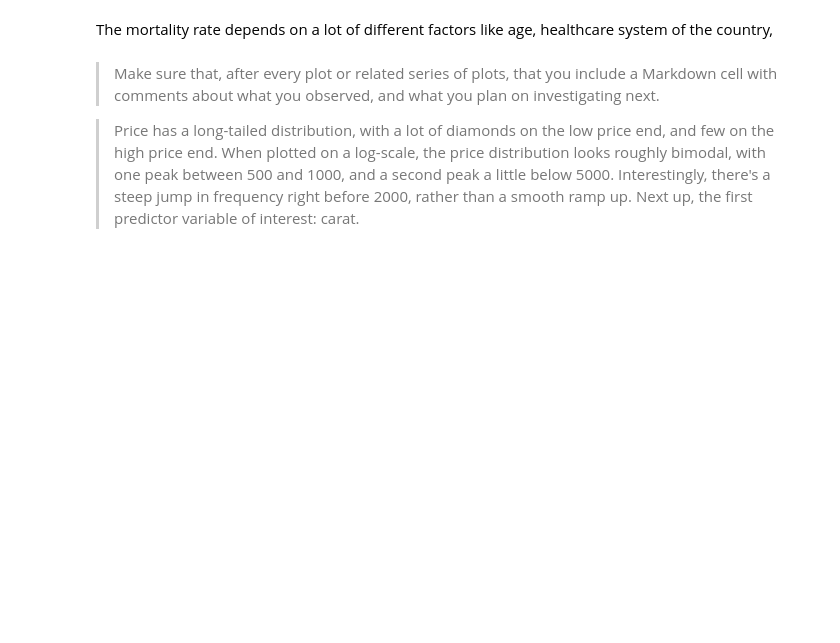
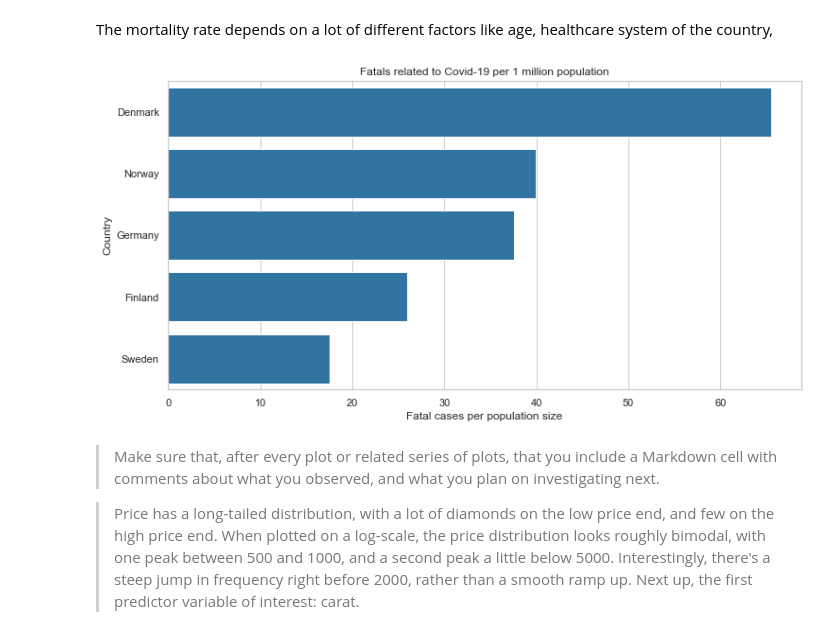
Before and after one commit to AtulSingh-Emyre/AnalysisCovid19, a Jupyter notebook: exploration_Covid19.ipynb, the cells around one changed output. Saved outputs shown, nothing was run; the diff lists cells and outputs as text; code cells hidden in the pictures; blank space fills up the shorter version.

```diff
--- a/exploration_Covid19.ipynb
+++ b/exploration_Covid19.ipynb
@@ -279,3 +277,30 @@ The mortality rate depends on a lot of different factors like age, healthcare sy
+# %%
+# tests performed
+
+list(df_covidCases_today)
+
+# Define figure size
+plt.figure(figsize=[12,6])
+
+# Plot barplot with 10 countries of most cases
+sb.barplot(data=df_covidCases_today.sort_values('Cumulative total per thousand', ascending=False),
+           x='Cumulative total per thousand', y='country', color = base_color )
+
+# Set grid for better comparibility
+sb.set(style="whitegrid")
+
+# Write lables and header
+plt.xlabel('Fatal cases per population size')
+plt.ylabel('Country');
+plt.title('Fatals related to Covid-19 per 1 million population')
+
+#axes = plt.gca()
+#axes.set_xlim([0,160])
+#axes.set_ylim([0,160])
+
+plt.show()
+# %% [output]
+[figure, added]
 # %% [markdown]
 > Make sure that, after every plot or related series of plots, that you
 include a Markdown cell with comments about what you observed, and what
```
Also changed, not shown: parts of 10 cells of this notebook.
